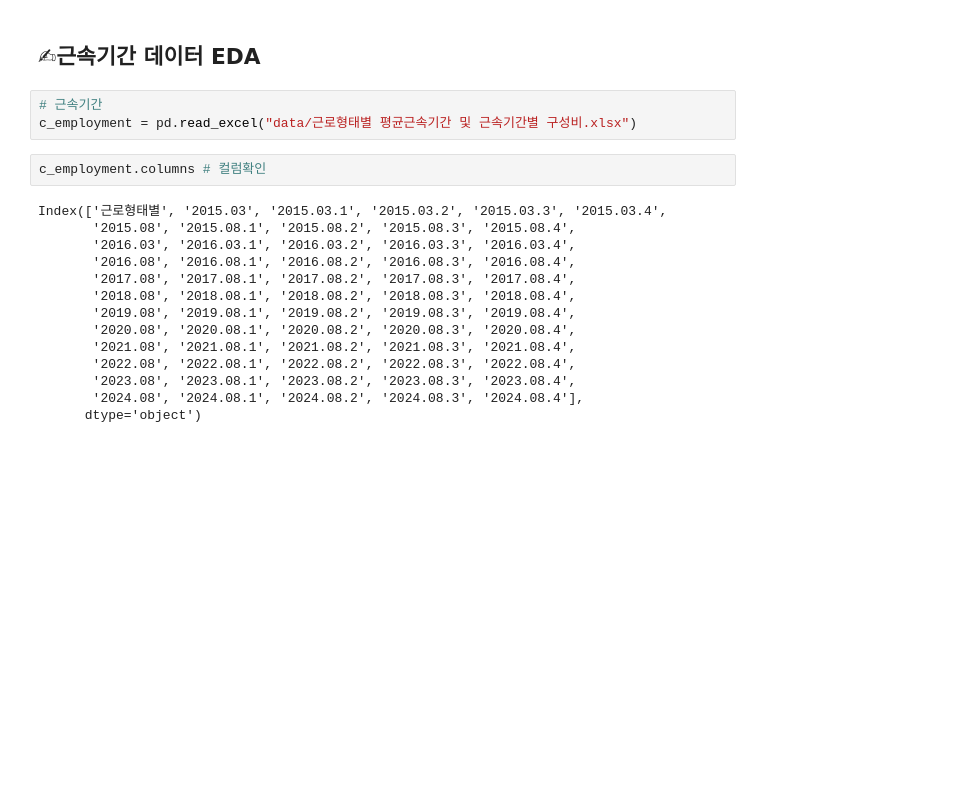
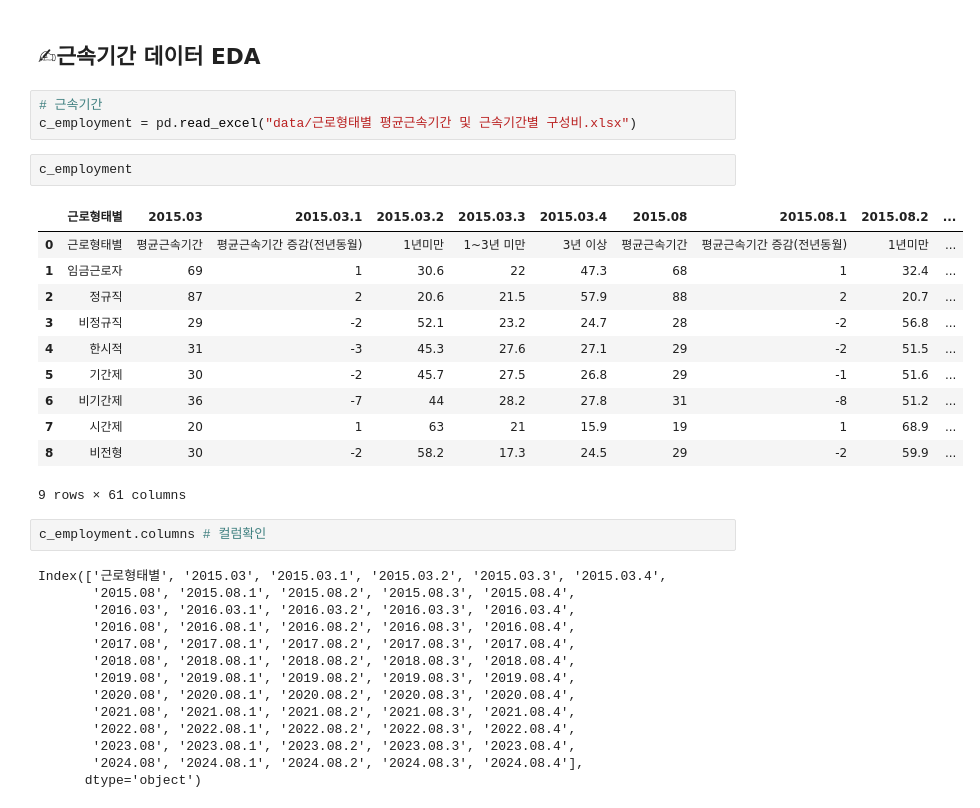
Before and after one commit to byeori-jang/mid_project, a Jupyter notebook: working.ipynb, the cells around one changed output. Saved outputs shown, nothing was run; the diff lists cells and outputs as text; blank space fills up the shorter version.

```diff
--- a/working.ipynb
+++ b/working.ipynb
@@ -26,6 +26,20 @@ from scipy import stats
 # %%
 # 근속기간
 c_employment = pd.read_excel("data/근로형태별 평균근속기간 및 근속기간별 구성비.xlsx")
+# %%
+c_employment
+# %% [output]
+|  | 근로형태별 | 2015.03 | 2015.03.1 | 2015.03.2 | 2015.03.3 | 2015.03.4 | 2015.08 | 2015.08.1 | 2015.08.2 | ... |
+| 0 | 근로형태별 | 평균근속기간 | 평균근속기간 증감(전년동월) | 1년미만 | 1~3년 미만 | 3년 이상 | 평균근속기간 | 평균근속기간 증감(전년동월) | 1년미만 | ... |
+| 1 | 임금근로자 | 69 | 1 | 30.6 | 22 | 47.3 | 68 | 1 | 32.4 | ... |
+| 2 | 정규직 | 87 | 2 | 20.6 | 21.5 | 57.9 | 88 | 2 | 20.7 | ... |
+| 3 | 비정규직 | 29 | -2 | 52.1 | 23.2 | 24.7 | 28 | -2 | 56.8 | ... |
+| 4 | 한시적 | 31 | -3 | 45.3 | 27.6 | 27.1 | 29 | -2 | 51.5 | ... |
+| 5 | 기간제 | 30 | -2 | 45.7 | 27.5 | 26.8 | 29 | -1 | 51.6 | ... |
+| 6 | 비기간제 | 36 | -7 | 44 | 28.2 | 27.8 | 31 | -8 | 51.2 | ... |
+| 7 | 시간제 | 20 | 1 | 63 | 21 | 15.9 | 19 | 1 | 68.9 | ... |
+| 8 | 비전형 | 30 | -2 | 58.2 | 17.3 | 24.5 | 29 | -2 | 59.9 | ... |
+9 rows × 61 columns
 # %%
 c_employment.columns # 컬럼확인
 # %% [output]
```
Also changed, not shown: parts of 10 cells of this notebook.
